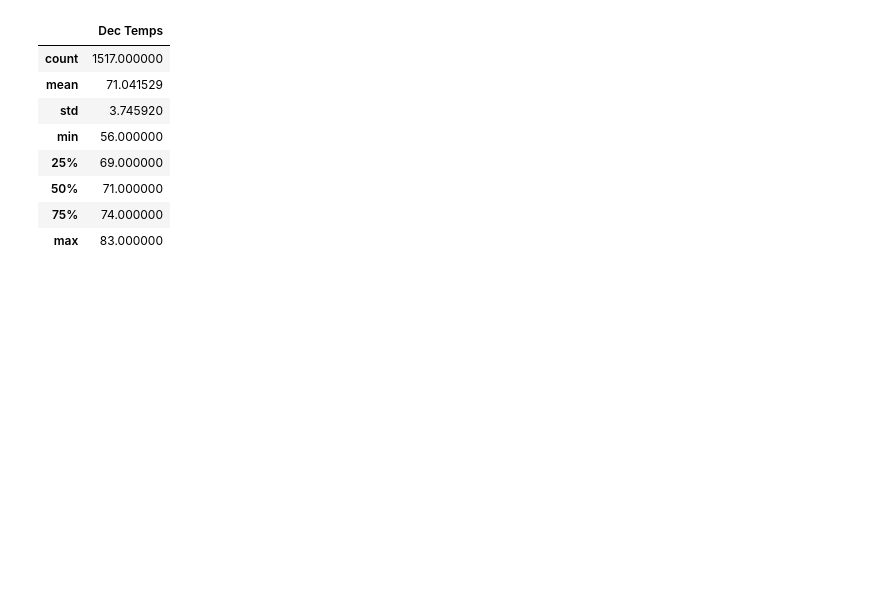
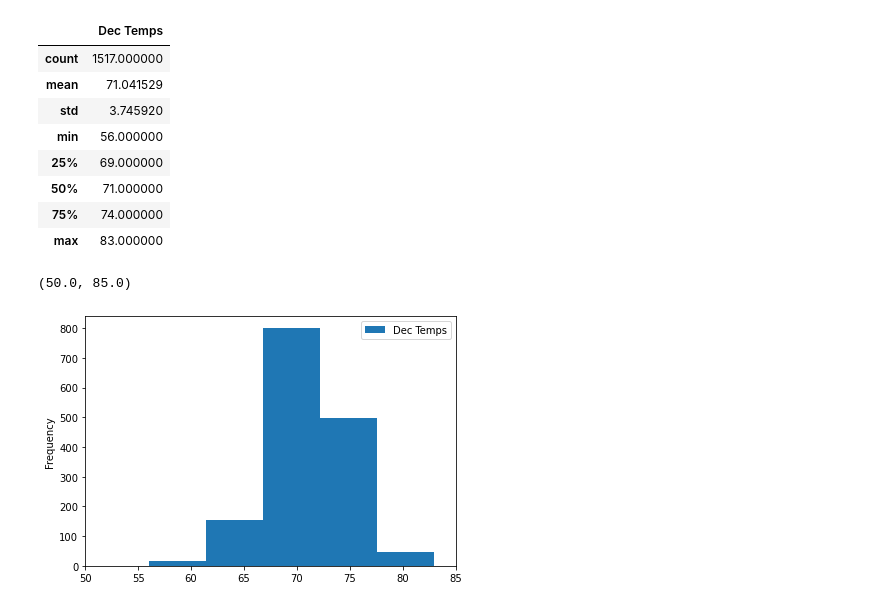
Before and after one commit to lavec0324/surfs_up, a Jupyter notebook: SurfsUps_Challenge.ipynb, the cells around one changed output. Cells and saved outputs as stored; diff of their text form; code cells hidden in the pictures; blank space fills up the shorter version.

Commit message:
Update histograms

```diff
--- a/SurfsUps_Challenge.ipynb
+++ b/SurfsUps_Challenge.ipynb
@@ -140,3 +141,12 @@ dec_temps.describe()
 | 50% | 71.000000 |
 | 75% | 74.000000 |
 | max | 83.000000 |
+# %%
+#Create bins for Dec histogram
+dec_temps.plot.hist(bins=5)
+plt.tight_layout()
+plt.xlim(50,85)
+plt.xlabel("mean temperature")
+# %% [output]
+(50.0, 85.0)
+[figure, added]
```
Also changed, not shown: parts of 2 cells of this notebook, 2 other files.
